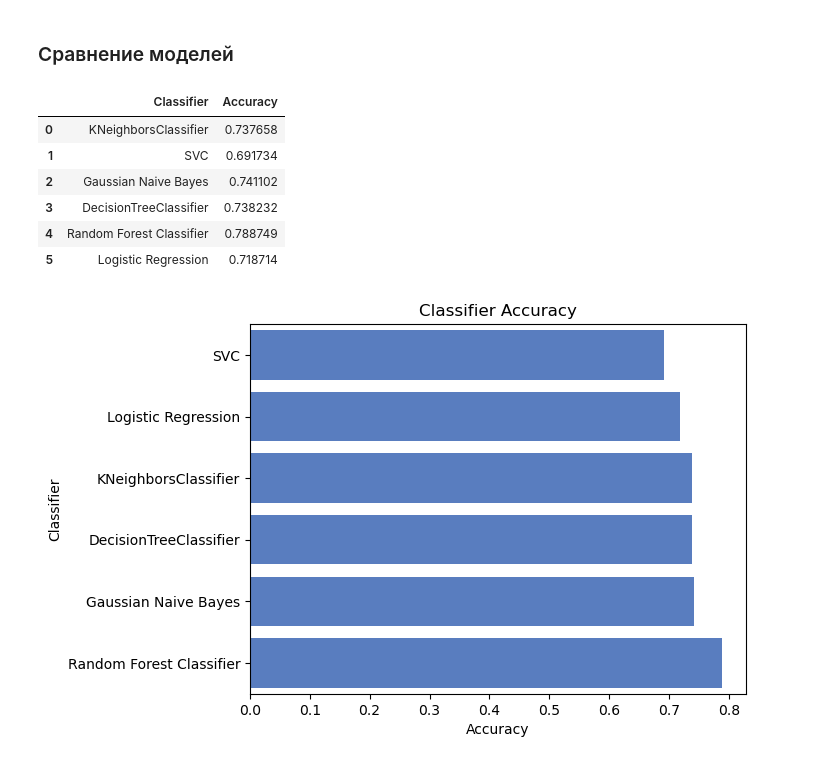
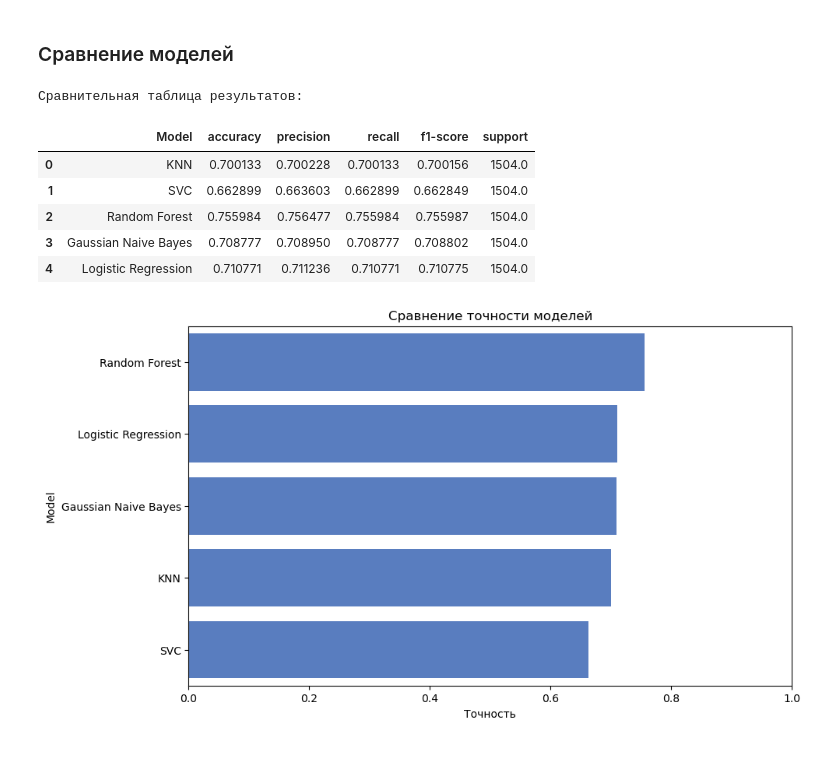
Before and after one commit to usernamemain/MachinelearningandBigData, a Jupyter notebook: 4 Вариант Звягинцев 22П-2.ipynb, the cells around one changed output. Saved outputs shown, nothing was run; the diff lists cells and outputs as text; code cells hidden in the pictures.

Commit message:
Доделал - матрицы - вывод - в log больше инфо

```diff
--- a/4 Вариант Звягинцев 22П-2.ipynb
+++ b/4 Вариант Звягинцев 22П-2.ipynb
@@ -843,0 +924,11 @@ weighted avg       0.76      0.74      0.75      1742
+# %%
+gnb_classification_rep = classification_report(y_test, gnb_predict, output_dict=True)
+
+# Сохранение результатов в переменную log
+log['Gaussian Naive Bayes'] = {
+    'accuracy': gnb_accuracy,
+    'precision': gnb_classification_rep['weighted avg']['precision'],
+    'recall': gnb_classification_rep['weighted avg']['recall'],
+    'f1-score': gnb_classification_rep['weighted avg']['f1-score'],
+    'support': gnb_classification_rep['weighted avg']['support']
+}
@@ -880,0 +985,11 @@ weighted avg       0.74      0.72      0.72      1742
+# %%
+lrn_classification_rep = classification_report(y_test, lrn_predict, output_dict=True)
+
+# Сохранение результатов в переменную log
+log['Logistic Regression'] = {
+    'accuracy': lrn_accuracy,
+    'precision': lrn_classification_rep['weighted avg']['precision'],
+    'recall': lrn_classification_rep['weighted avg']['recall'],
+    'f1-score': lrn_classification_rep['weighted avg']['f1-score'],
+    'support': lrn_classification_rep['weighted avg']['support']
+}
@@ -881,28 +1009,32 @@ weighted avg       0.74      0.72      0.72      1742
 # %% [markdown]
 ### Сравнение моделей
 # %%
-classifiers =["KNeighborsClassifier", "SVC","Gaussian Naive Bayes", "DecisionTreeClassifier", "Random Forest Classifier", "Logistic Regression"]
+# Создаем DataFrame из логов
+log_df = pd.DataFrame.from_dict(log, orient='index').reset_index()
+log_df.rename(columns={'index': 'Model'}, inplace=True)
 
-log_cols = ["Classifier", "Accuracy"]
-log = pd.DataFrame(columns=log_cols)
-
-log["Classifier"] = classifiers
-log["Accuracy"] = [knn_accuracy, svc_accuracy, gnb_accuracy, dtc_accuracy, rfc_accuracy, lrn_accuracy]
+# Выводим таблицу с результатами
+print("Сравнительная таблица результатов:")
+# %% [output]
+Сравнительная таблица результатов:
 # %%
-log
+log_df
 # %% [output]
-|  | Classifier | Accuracy |
-| 0 | KNeighborsClassifier | 0.737658 |
-| 1 | SVC | 0.691734 |
-| 2 | Gaussian Naive Bayes | 0.741102 |
-| 3 | DecisionTreeClassifier | 0.738232 |
-| 4 | Random Forest Classifier | 0.788749 |
-| 5 | Logistic Regression | 0.718714 |
+|  | Model | accuracy | precision | recall | f1-score | support |
+| 0 | KNN | 0.700133 | 0.700228 | 0.700133 | 0.700156 | 1504.0 |
+| 1 | SVC | 0.662899 | 0.663603 | 0.662899 | 0.662849 | 1504.0 |
+| 2 | Random Forest | 0.755984 | 0.756477 | 0.755984 | 0.755987 | 1504.0 |
+| 3 | Gaussian Naive Bayes | 0.708777 | 0.708950 | 0.708777 | 0.708802 | 1504.0 |
+| 4 | Logistic Regression | 0.710771 | 0.711236 | 0.710771 | 0.710775 | 1504.0 |
 # %%
-plt.xlabel('Accuracy')
-plt.title('Classifier Accuracy')
+# Строим график
+plt.figure(figsize=(10, 6))
+sns.barplot(x='accuracy', y='Model', data=log_df.sort_values(by='accuracy', ascending=False), color="b")
 
-sns.set_color_codes("muted")
-sns.barplot(x='Accuracy', y='Classifier', data=log.sort_values(by='Accuracy'), color="b");
+# Настраиваем график
+plt.xlabel('Точность')
+plt.title('Сравнение точности моделей')
+plt.xlim(0, 1)  # Устанавливаем пределы по оси X от 0 до 1
+plt.show()
 # %% [output]
-[figure, old version]
+[figure, new version]
```
Also changed, not shown: parts of 57 cells of this notebook.
